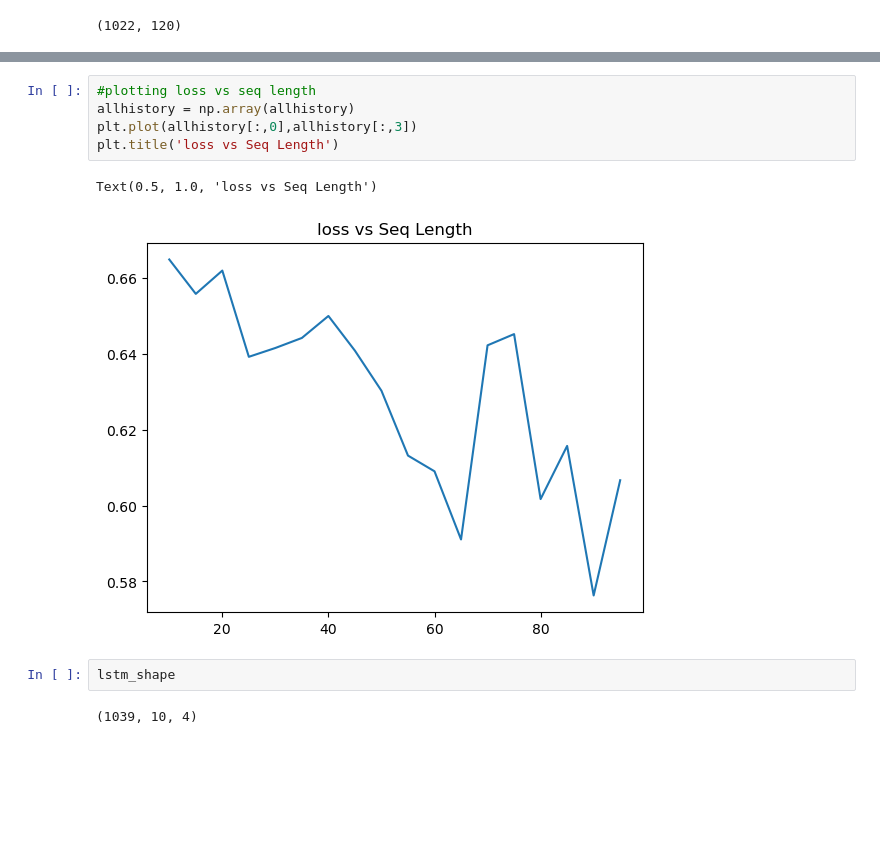
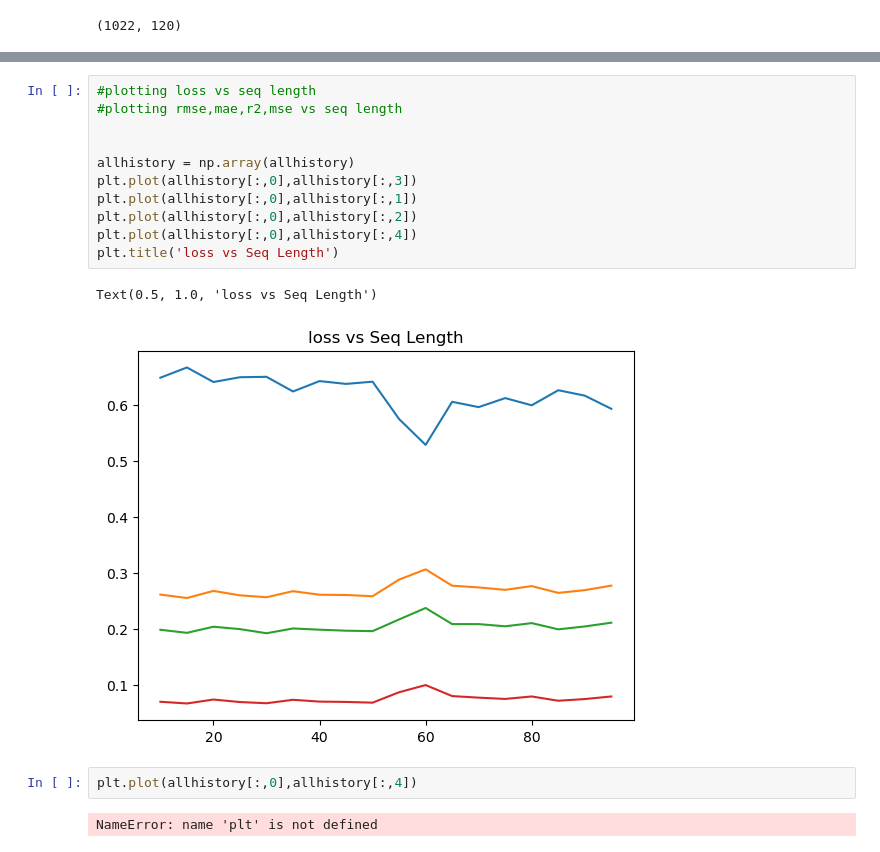
Before and after one commit to Ahmed-haji/ThesisProject, a Jupyter notebook: Jupyterlab/MODELS.ipynb, the cells around one changed output, grey strips where cells are left out. Saved outputs shown, nothing was run; the diff lists cells and outputs as text; blank space fills up the shorter version.

```diff
--- a/Jupyterlab/MODELS.ipynb
+++ b/Jupyterlab/MODELS.ipynb
@@ -458,13 +437,19 @@ Average MSE: 0.07510211411863565
 ... (6 outputs left out)
 # %%
 #plotting loss vs seq length
+#plotting rmse,mae,r2,mse vs seq length
+
+
 allhistory = np.array(allhistory)
 plt.plot(allhistory[:,0],allhistory[:,3])
+plt.plot(allhistory[:,0],allhistory[:,1])
+plt.plot(allhistory[:,0],allhistory[:,2])
+plt.plot(allhistory[:,0],allhistory[:,4])
 plt.title('loss vs Seq Length')
 # %% [output]
 Text(0.5, 1.0, 'loss vs Seq Length')
-[figure, old version]
+[figure, new version]
 # %%
-lstm_shape
+plt.plot(allhistory[:,0],allhistory[:,4])
 # %% [output]
-(1039, 10, 4)
+NameError: name 'plt' is not defined
```
Also changed, not shown: parts of 5 cells of this notebook.
